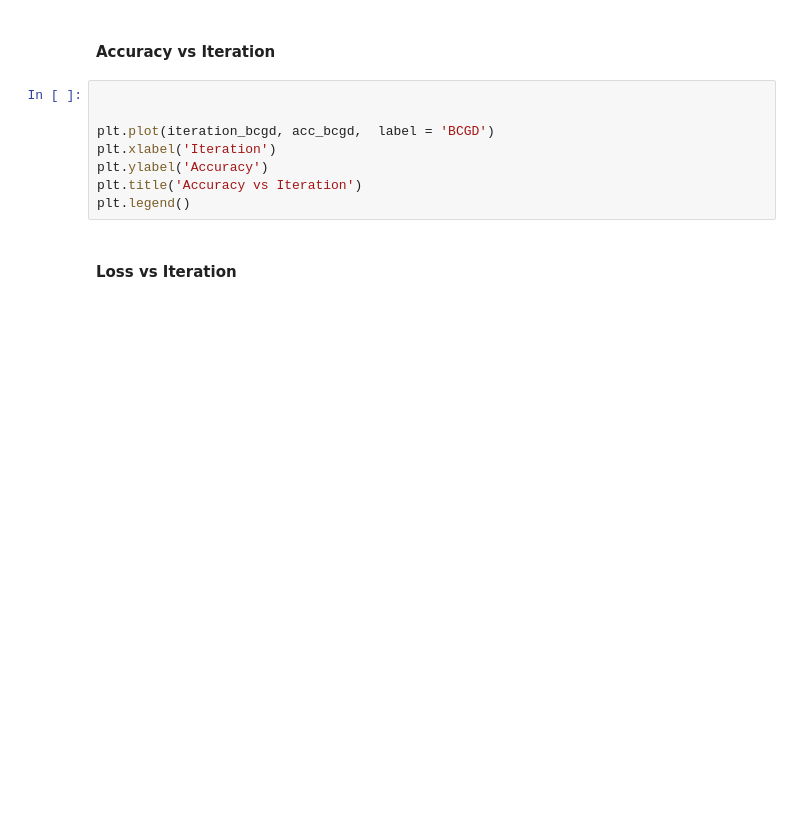
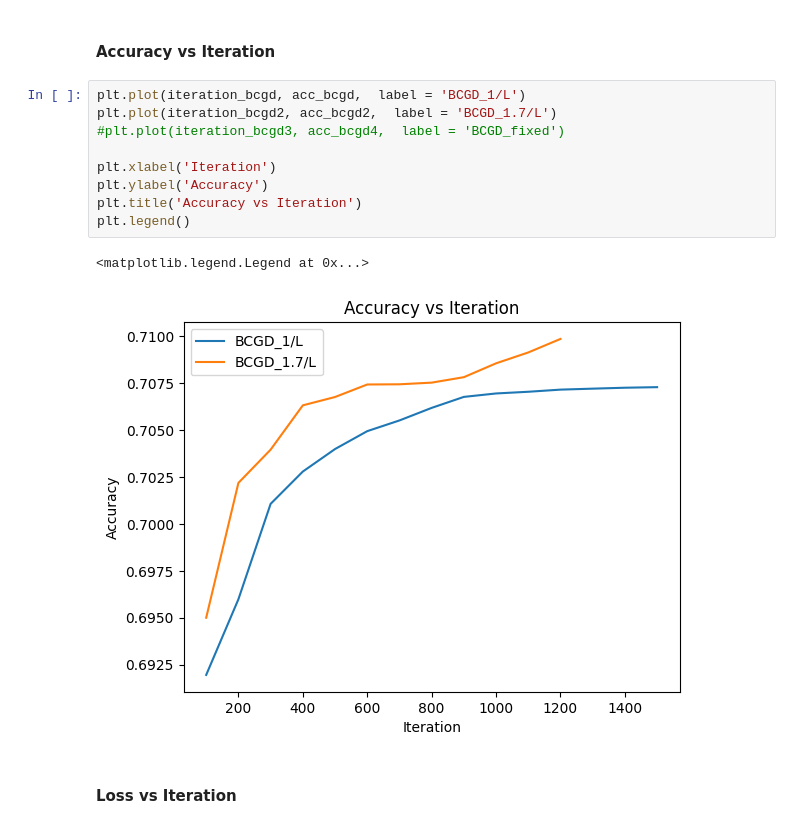
Before and after one commit to l-yunxi/optimisation-multiclass-regression, a Jupyter notebook: homework_optimization.ipynb, the cells around one changed output. Drawn from its saved outputs; the diff is of its cells as text; blank space fills up the shorter version.

```diff
--- a/homework_optimization.ipynb
+++ b/homework_optimization.ipynb
@@ -592,13 +627,17 @@ plt.legend()
 # %% [markdown]
 #### Accuracy vs Iteration
 # %%
+plt.plot(iteration_bcgd, acc_bcgd,  label = 'BCGD_1/L')
+plt.plot(iteration_bcgd2, acc_bcgd2,  label = 'BCGD_1.7/L')
+#plt.plot(iteration_bcgd3, acc_bcgd4,  label = 'BCGD_fixed')
 
-
-plt.plot(iteration_bcgd, acc_bcgd,  label = 'BCGD')
 plt.xlabel('Iteration')
 plt.ylabel('Accuracy')
 plt.title('Accuracy vs Iteration')
 plt.legend()
+# %% [output]
+<matplotlib.legend.Legend at 0x...>
+[figure, added]
 # %% [markdown]
 #### Loss vs Iteration
 # %%
```
Also changed, not shown: parts of 12 cells of this notebook.
